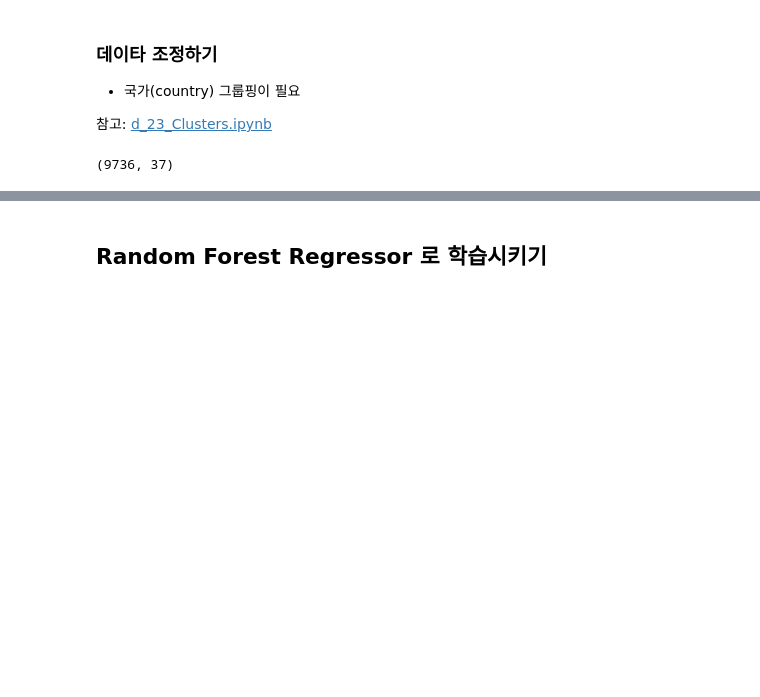
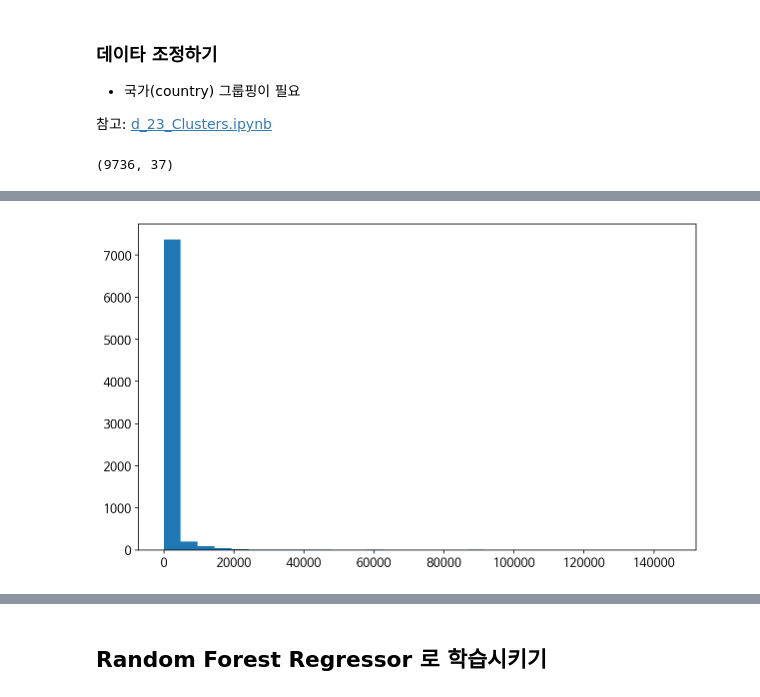
Before and after one commit to ggandyt/StillWork_Team_5, a Jupyter notebook: team_project.ipynb, the cells around one changed output, grey strips where cells are left out. Drawn from its saved outputs; the diff is of its cells as text; code cells hidden in the pictures; blank space fills up the shorter version.

```diff
--- a/team_project.ipynb
+++ b/team_project.ipynb
@@ -59,0 +173,7 @@ print(df.shape)
+# %%
+df2 = df[df['기간1'].notnull()]
+print(df2.shape)
+df2 = df2[df2[' Sell-out '].notnull()]
+print(df2.shape)
+
+df2[' Sell-out '] = df2[' Sell-out '].apply(lambda x: int(''.join(x.split(',')) if type(x) == str else x ))
@@ -59,0 +271,4 @@ print(df.shape)
+# %%
+plt.hist(X['WTB_Seeding'], bins=30); plt.show()
+# %% [output]
+[figure, added]
```
Also changed, not shown: parts of 39 cells of this notebook.
